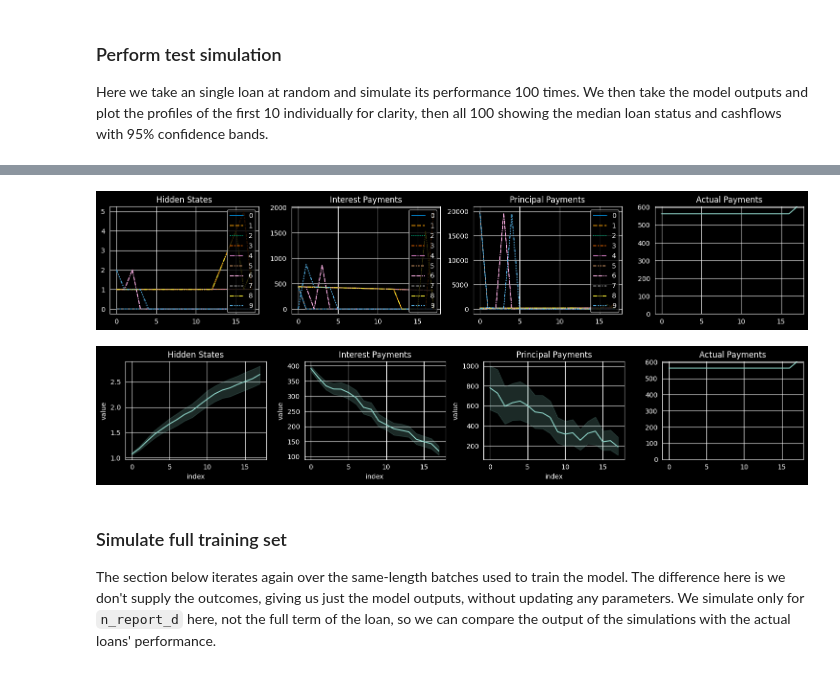
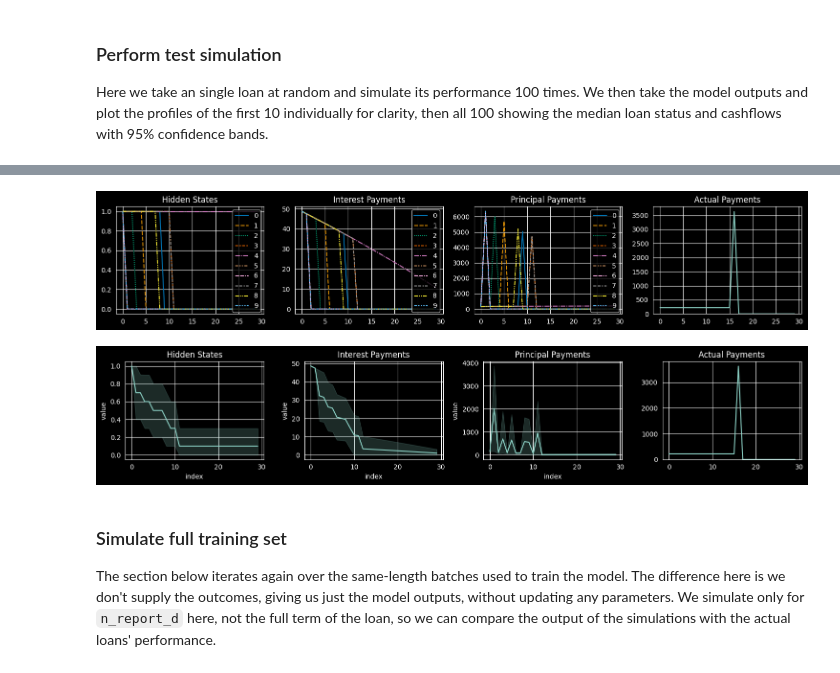
Before and after one commit to warner121/monteloanco, a Jupyter notebook: 05_simulate.ipynb, the cells around one changed output, grey strips where cells are left out. Drawn from its saved outputs; the diff is of its cells as text; code cells hidden in the pictures.

```diff
--- a/05_simulate.ipynb
+++ b/05_simulate.ipynb
@@ -51,0 +28,27 @@ Name: 954, dtype: object
+# %%
+loan = df.sample(1).squeeze()
+print(loan)
+
+predictive = Predictive(
+    model,
+    guide=guide,
+    num_samples=10,
+    return_sites=None,
+)
+
+samples = predictive(
+    batch_id=loan.batch_id,
+    batch_idx=torch.tensor(loan.batch_idx).unsqueeze(0).to(device),
+    installments=torch.tensor(loan.installment).unsqueeze(0).to(device),
+    loan_amnt=torch.tensor(loan.loan_amnt).unsqueeze(0).to(device),
+    int_rate=torch.tensor(loan.int_rate).unsqueeze(0).to(device),
+    num_timesteps=loan.n_report_d,
+    total_size=100_000,
+)
+
+portfolio = simulate_portfolio_from_samples(
+    samples, loan, loan.batch_id, num_samples=10,
+    num_timesteps=loan.n_report_d, device=device
+)
+
+hidden_states, sim_pymnts, interest_paid, principal_paid = portfolio.get_histories().values()
@@ -52,9 +69,9 @@ Name: 954, dtype: object
 # %%
 fig, ax = plt.subplots(1, 4, figsize=(15, 3))
 sns.lineplot(hidden_states.cpu().detach().numpy()[:,:10], ax=ax[0], palette='colorblind')
-sns.lineplot(interst_payments.cpu().detach().numpy()[:,:10], ax=ax[1], palette='colorblind')
-sns.lineplot(principal_payments.cpu().detach().numpy()[:,:10], ax=ax[2], palette='colorblind')
-sns.lineplot(row.pymnt.cpu(), ax=ax[3])
+sns.lineplot(interest_paid.cpu().detach().numpy()[:,:10], ax=ax[1], palette='colorblind')
+sns.lineplot(principal_paid.cpu().detach().numpy()[:,:10], ax=ax[2], palette='colorblind')
+sns.lineplot(loan.pymnt.cpu(), ax=ax[3])
 ax[0].set_title(f"Hidden States")
 ax[1].set_title(f"Interest Payments")
 ax[2].set_title(f"Principal Payments")
@@ -63,22 +80,22 @@ ax[3].set_ylim(0)
 plt.tight_layout()
 plt.show()
 # %% [output]
-[figure, old version]
+[figure, new version]
 # %%
 fig, ax = plt.subplots(1, 4, figsize=(15, 3))
 sns.lineplot(pd.DataFrame(hidden_states.cpu().detach().numpy()).reset_index().melt(id_vars='index'), x='index', y='value', errorbar=('ci', 95), ax=ax[0])
-sns.lineplot(pd.DataFrame(interst_payments.cpu().detach().numpy()).reset_index().melt(id_vars='index'), x='index', y='value', errorbar=('ci', 95), ax=ax[1])
-sns.lineplot(pd.DataFrame(principal_payments.cpu().detach().numpy()).reset_index().melt(id_vars='index'), x='index', y='value', errorbar=('ci', 95), ax=ax[2])
-sns.lineplot(row.pymnt.cpu(), ax=ax[3])
+sns.lineplot(pd.DataFrame(interest_paid.cpu().detach().numpy()).reset_index().melt(id_vars='index'), x='index', y='value', errorbar=('ci', 95), ax=ax[1])
+sns.lineplot(pd.DataFrame(principal_paid.cpu().detach().numpy()).reset_index().melt(id_vars='index'), x='index', y='value', errorbar=('ci', 95), ax=ax[2])
+sns.lineplot(loan.pymnt.cpu(), ax=ax[3])
 ax[0].set_title(f"Hidden States")
 ax[1].set_title(f"Interest Payments")
 ax[2].set_title(f"Principal Payments")
 ax[3].set_title(f"Actual Payments")
 ax[3].set_ylim(0)
 plt.tight_layout()
 plt.show()
 # %% [output]
-[figure, old version]
+[figure, new version]
 # %% [markdown]
 ### Simulate full training set
 
```
Also changed, not shown: parts of 9 cells of this notebook, 3 other files.
